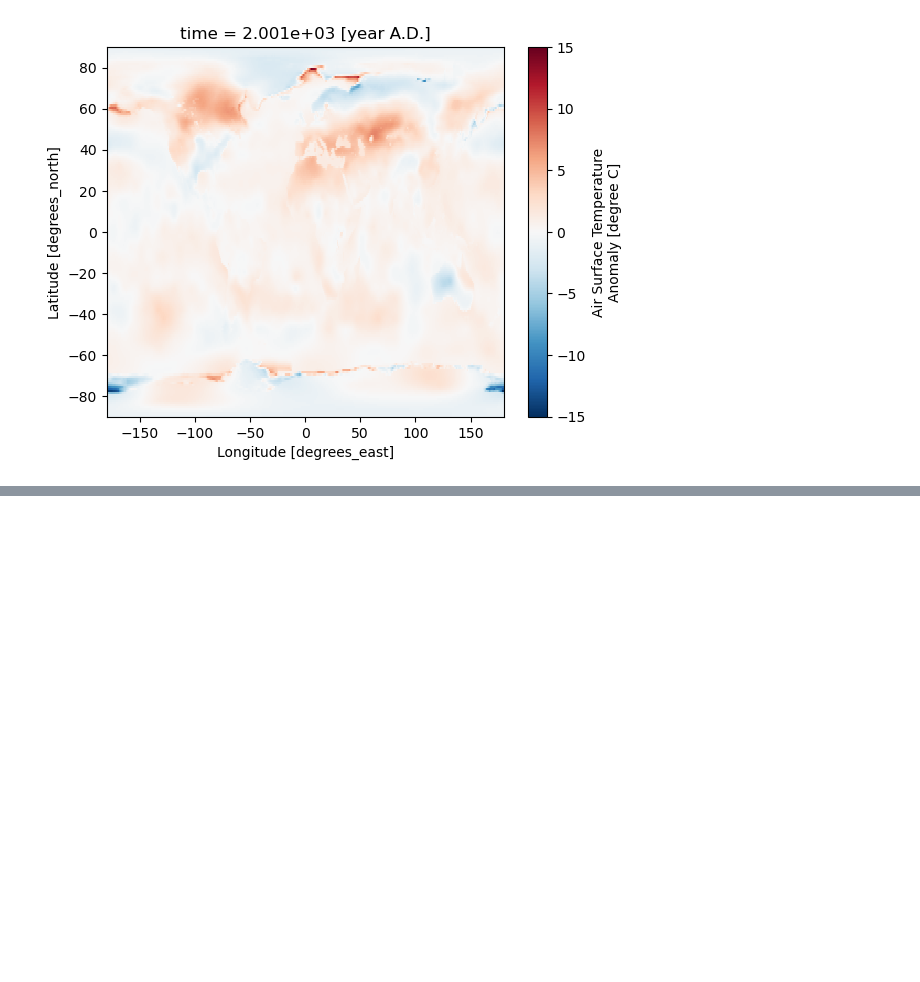
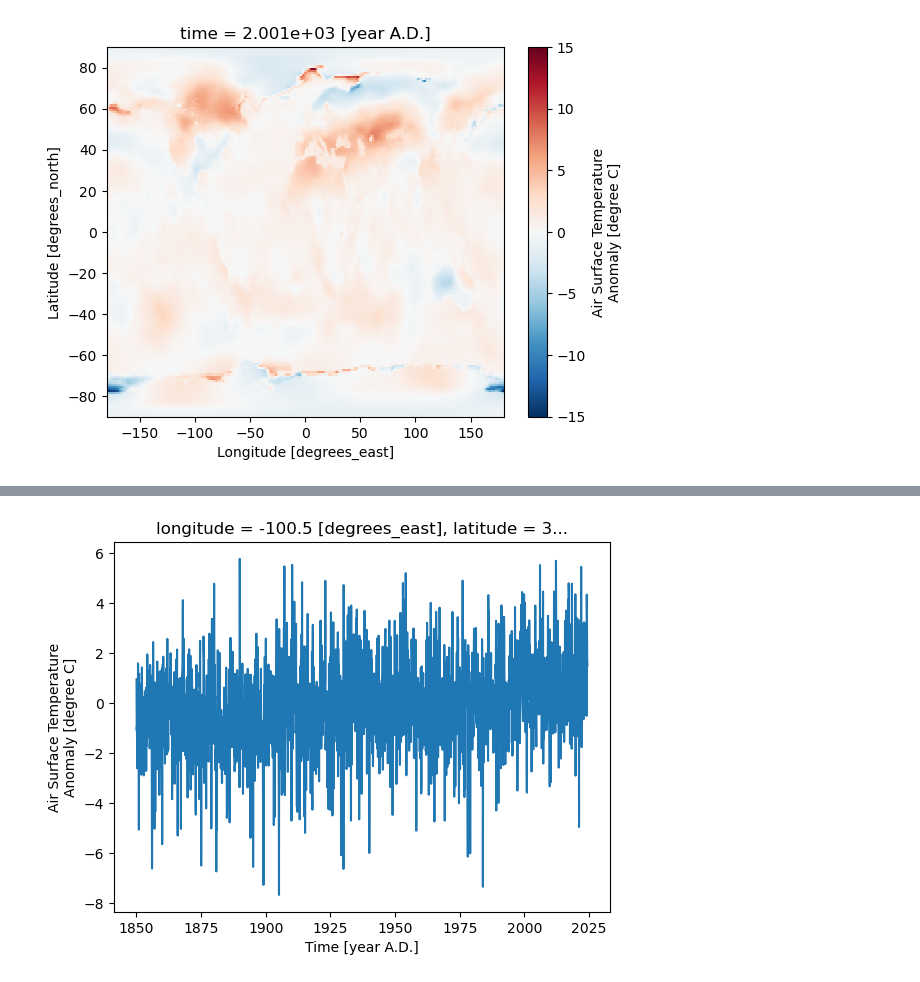
Before and after one commit to walipalmer/CFR-2024, a Jupyter notebook: module_climate/03_data-in-3D_answers.ipynb, the cells around one changed output, grey strips where cells are left out. Cells and saved outputs as stored; diff of their text form; code cells hidden in the pictures; blank space fills up the shorter version.

```diff
--- a/module_climate/03_data-in-3D_answers.ipynb
+++ b/module_climate/03_data-in-3D_answers.ipynb
@@ -521,0 +510,5 @@ plt.show()
+# %%
+DS['temperature'].sel(longitude=-100.5, latitude=35.5).plot()
+plt.show()
+# %% [output]
+[figure, added]
```
Also changed, not shown: parts of 18 cells of this notebook.
